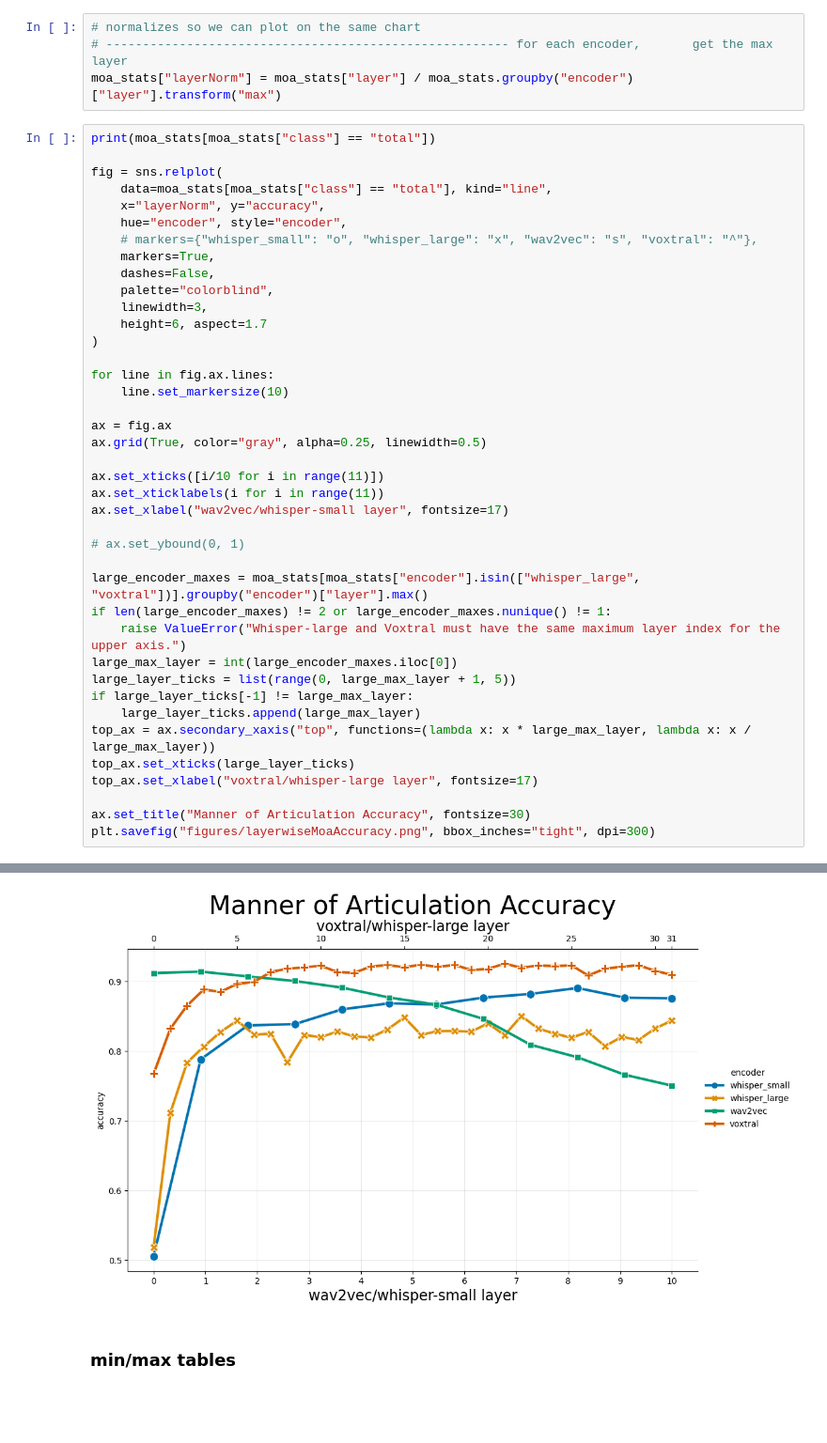
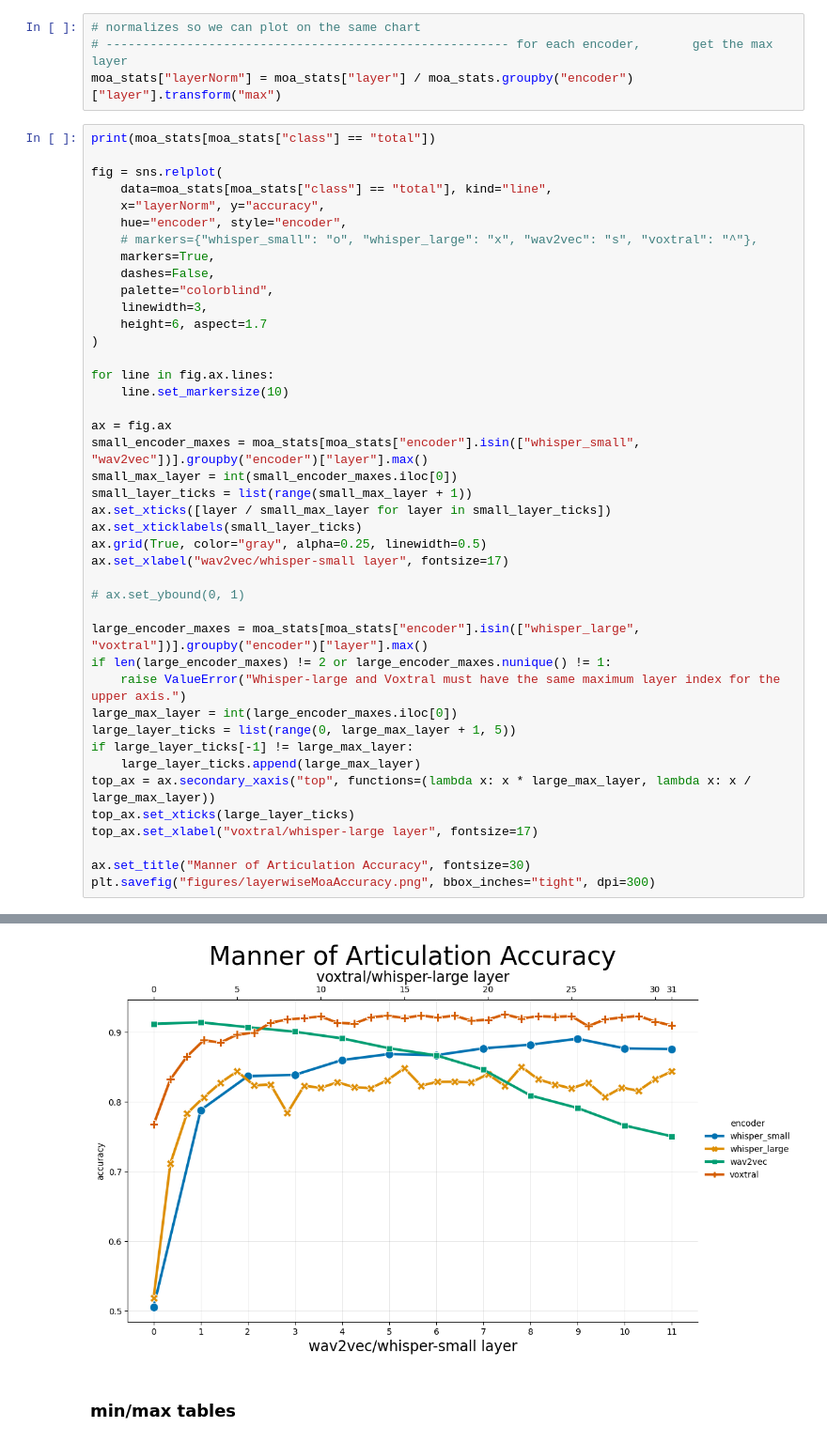
Before and after one commit to atenine/spatula, a Jupyter notebook: draw_charts.ipynb, the cells around one changed output, grey strips where cells are left out. Shown at 94% size. Cells and saved outputs as stored; diff of their text form; blank space fills up the shorter version.

Commit message:
updates chart to have accurate bottom x-axis labels

```diff
--- a/draw_charts.ipynb
+++ b/draw_charts.ipynb
@@ -122,10 +122,12 @@ for line in fig.ax.lines:
     line.set_markersize(10)
 
 ax = fig.ax
+small_encoder_maxes = moa_stats[moa_stats["encoder"].isin(["whisper_small", "wav2vec"])].groupby("encoder")["layer"].max()
+small_max_layer = int(small_encoder_maxes.iloc[0])
+small_layer_ticks = list(range(small_max_layer + 1))
+ax.set_xticks([layer / small_max_layer for layer in small_layer_ticks])
+ax.set_xticklabels(small_layer_ticks)
 ax.grid(True, color="gray", alpha=0.25, linewidth=0.5)
-
-ax.set_xticks([i/10 for i in range(11)])
-ax.set_xticklabels(i for i in range(11))
 ax.set_xlabel("wav2vec/whisper-small layer", fontsize=17)
 
 # ax.set_ybound(0, 1)
@@ -134,34 +136,34 @@ large_encoder_maxes = moa_stats[moa_stats["encoder"].isin(["whisper_large", "vox
 if len(large_encoder_maxes) != 2 or large_encoder_maxes.nunique() != 1:
     raise ValueError("Whisper-large and Voxtral must have the same maximum layer index for the upper axis.")
 large_max_layer = int(large_encoder_maxes.iloc[0])
 large_layer_ticks = list(range(0, large_max_layer + 1, 5))
 if large_layer_ticks[-1] != large_max_layer:
     large_layer_ticks.append(large_max_layer)
 top_ax = ax.secondary_xaxis("top", functions=(lambda x: x * large_max_layer, lambda x: x / large_max_layer))
 top_ax.set_xticks(large_layer_ticks)
 top_ax.set_xlabel("voxtral/whisper-large layer", fontsize=17)
 
 ax.set_title("Manner of Articulation Accuracy", fontsize=30)
 plt.savefig("figures/layerwiseMoaAccuracy.png", bbox_inches="tight", dpi=300)
 # %% [output]
            encoder  layer  class  accuracy  precision    recall        F1  \
 6    whisper_small      0  total  0.505265   0.162435  0.283622  0.198870
 13   whisper_small      1  total  0.787995   0.718549  0.695039  0.705264
 20   whisper_small      2  total  0.836683   0.787215  0.775412  0.780418
 27   whisper_small      3  total  0.838577   0.778622  0.770634  0.770112
 34   whisper_small      4  total  0.859783   0.831860  0.771870  0.788631
 ..             ...    ...    ...       ...        ...       ...       ...
 587        voxtral     27  total  0.918150   0.891108  0.891823  0.891096
 594        voxtral     28  total  0.920788   0.904185  0.872930  0.885976
 601        voxtral     29  total  0.923191   0.896466  0.898937  0.897392
 608        voxtral     30  total  0.914960   0.884147  0.896581  0.889463
 615        voxtral     31  total  0.909344   0.892200  0.873801  0.880891
 ... (11 lines left out)
 608   0.967742
 615   1.000000
 
 [88 rows x 8 columns]
-[figure, old version]
+[figure, new version]
 # %% [markdown]
 ### min/max tables
 # %%
```
Also changed, not shown: parts of 1 cell of this notebook, 2 other files.
